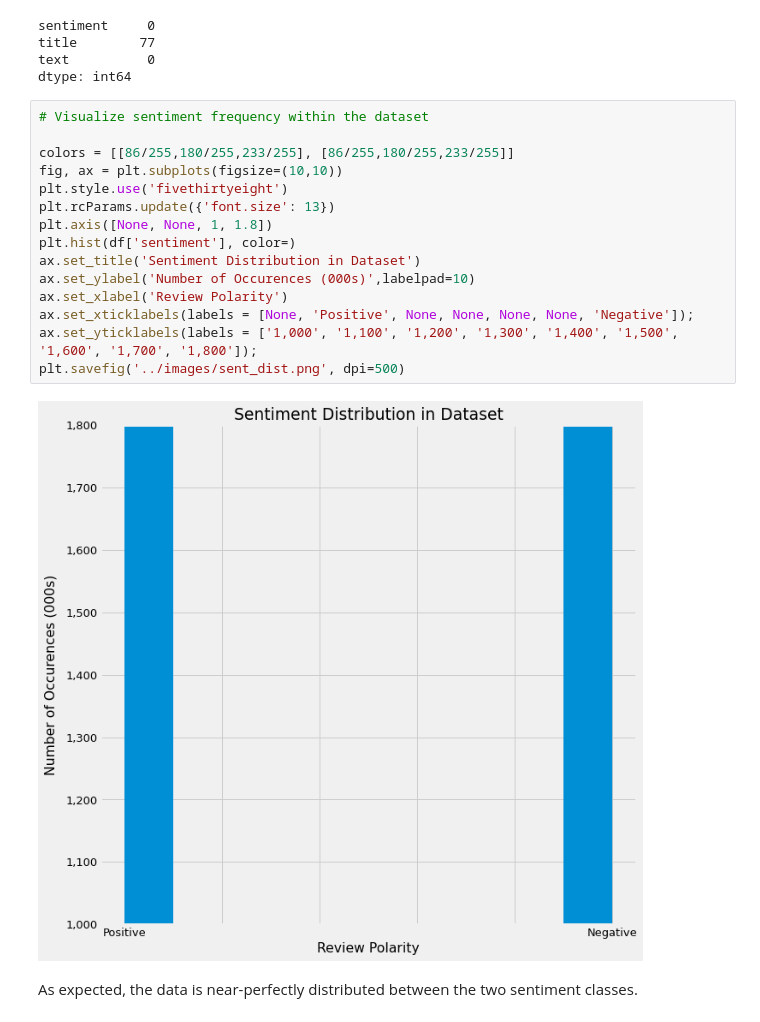
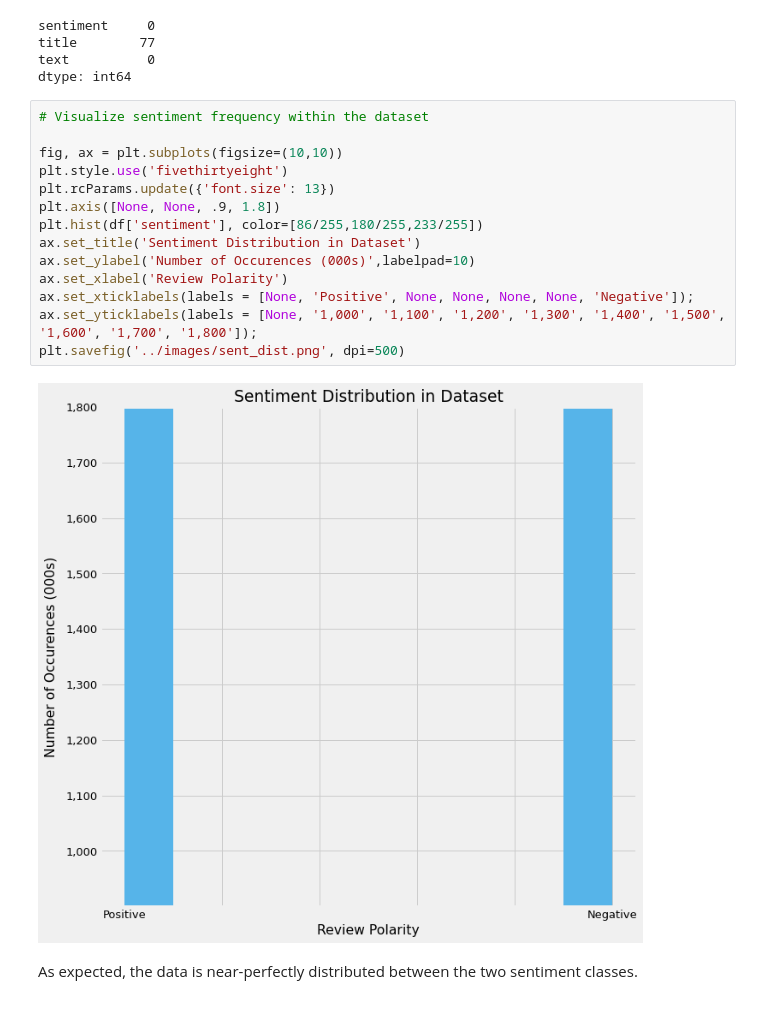
Before and after one commit to ThomasHChapman/classifying_user_reviews, a Jupyter notebook: working_notebooks/preprocessing_nb.ipynb, the cells around one changed output. Cells and saved outputs as stored; diff of their text form.

```diff
--- a/working_notebooks/preprocessing_nb.ipynb
+++ b/working_notebooks/preprocessing_nb.ipynb
@@ -72,20 +72,19 @@ dtype: int64
 # %%
 # Visualize sentiment frequency within the dataset
 
-colors = [[86/255,180/255,233/255], [86/255,180/255,233/255]]
 fig, ax = plt.subplots(figsize=(10,10))
 plt.style.use('fivethirtyeight')
 plt.rcParams.update({'font.size': 13})
-plt.axis([None, None, 1, 1.8])
-plt.hist(df['sentiment'], color=)
+plt.axis([None, None, .9, 1.8])
+plt.hist(df['sentiment'], color=[86/255,180/255,233/255])
 ax.set_title('Sentiment Distribution in Dataset')
 ax.set_ylabel('Number of Occurences (000s)',labelpad=10)
 ax.set_xlabel('Review Polarity')
 ax.set_xticklabels(labels = [None, 'Positive', None, None, None, None, 'Negative']);
-ax.set_yticklabels(labels = ['1,000', '1,100', '1,200', '1,300', '1,400', '1,500', '1,600', '1,700', '1,800']);
+ax.set_yticklabels(labels = [None, '1,000', '1,100', '1,200', '1,300', '1,400', '1,500', '1,600', '1,700', '1,800']);
 plt.savefig('../images/sent_dist.png', dpi=500)
 # %% [output]
-[figure, old version]
+[figure, new version]
 # %% [markdown]
 As expected, the data is near-perfectly distributed between the two sentiment classes.
 # %% [markdown]
```
